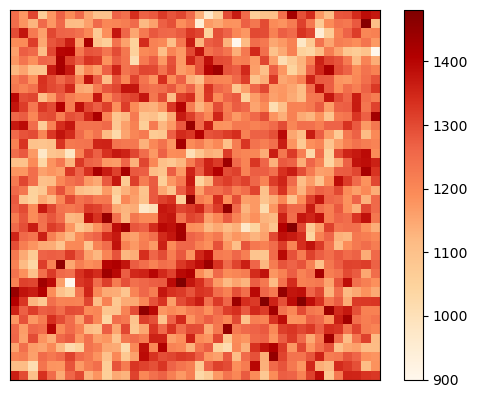
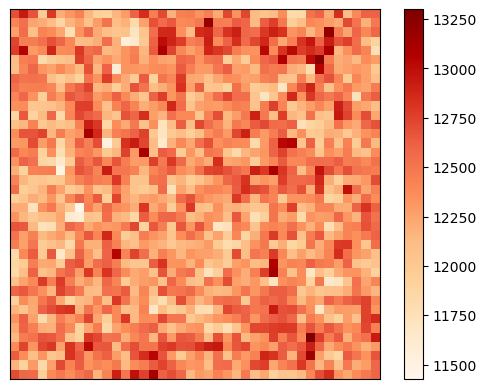
Code edit (unified diff) that turned the first committed figure into the second:
--- before
+++ after
@@ -6,5 +6,5 @@
 L = 40
 lag = 200
-Nsamples = 2000
+Nsamples = 20000
 
 
@@ -25,8 +25,7 @@
 states_list, real_time = cp.find_avalanche(L, Nsamples*lag, trivial_lambda, lag)
 trivial_timeseries = cp.linearize_lattice(states_list).T
-plt.title("Heatmap of activation count per site")
 
 print('simulating scale-invariant case \n (this may take some time)')
+Nsamples = 2000 #reducing the number of samples to speed up the simulation
 states_list, real_time = cp.find_avalanche(L, Nsamples*lag, scale_invariant_lambda, lag)
 scale_invariant_timeseries = cp.linearize_lattice(states_list).T
-plt.title("Heatmap of activation count per site")

Commit: example notebooks done!